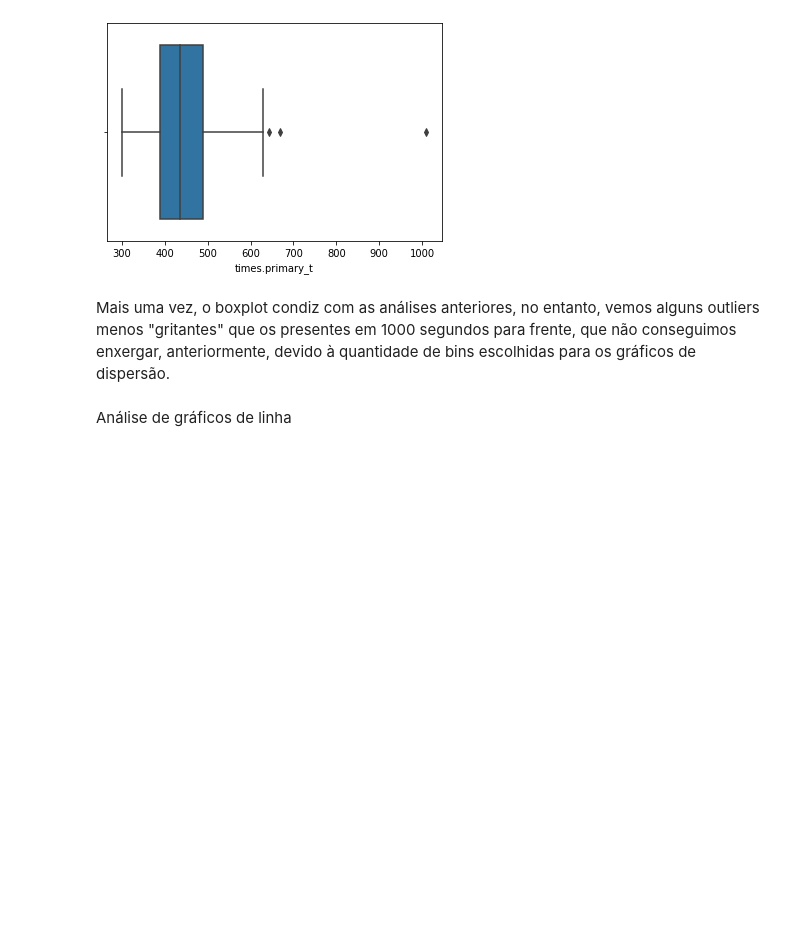
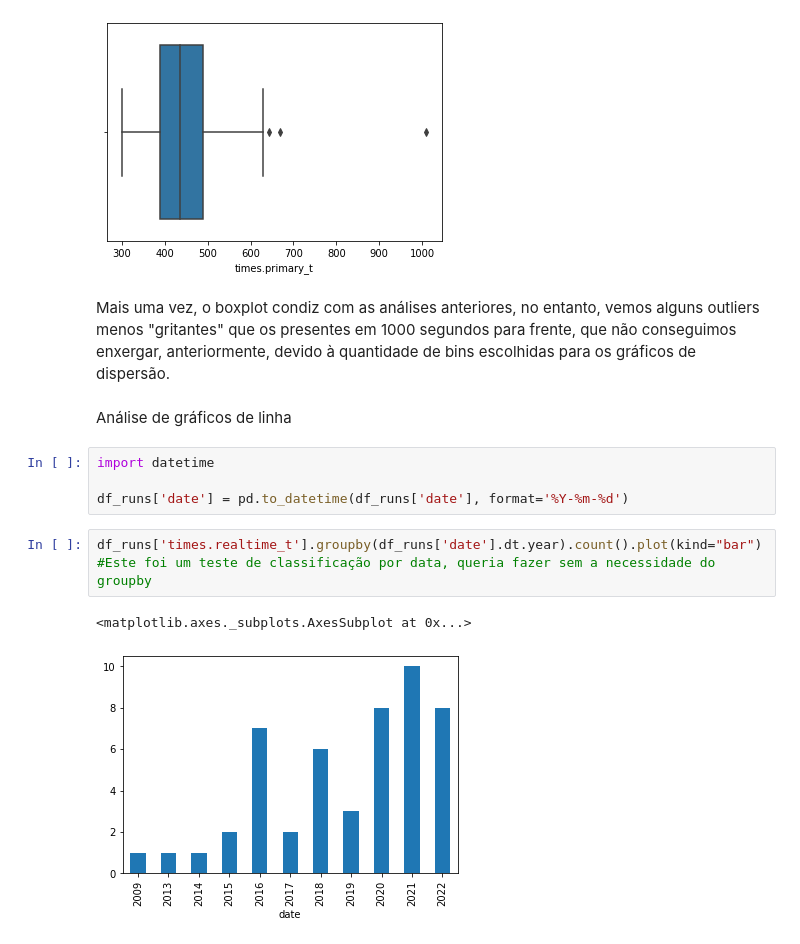
Before and after one commit to CiroGomess/speedrun, a Jupyter notebook: projeto_cdi.ipynb, the cells around one changed output. Saved outputs shown, nothing was run; the diff lists cells and outputs as text; blank space fills up the shorter version.

Commit message:
Add some testing graph

```diff
--- a/projeto_cdi.ipynb
+++ b/projeto_cdi.ipynb
@@ -252,3 +252,12 @@ sns.boxplot(x=df_runs["times.primary_t"])
 Mais uma vez, o boxplot condiz com as análises anteriores, no entanto, vemos alguns outliers menos "gritantes" que os presentes em 1000 segundos para frente, que não conseguimos enxergar, anteriormente, devido à quantidade de bins escolhidas para os gráficos de dispersão.
 # %% [markdown]
 Análise de gráficos de linha
+# %%
+import datetime
+
+df_runs['date'] = pd.to_datetime(df_runs['date'], format='%Y-%m-%d')
+# %%
+df_runs['times.realtime_t'].groupby(df_runs['date'].dt.year).count().plot(kind="bar") #Este foi um teste de classificação por data, queria fazer sem a necessidade do groupby
+# %% [output]
+<matplotlib.axes._subplots.AxesSubplot at 0x...>
+[figure, added]
```
